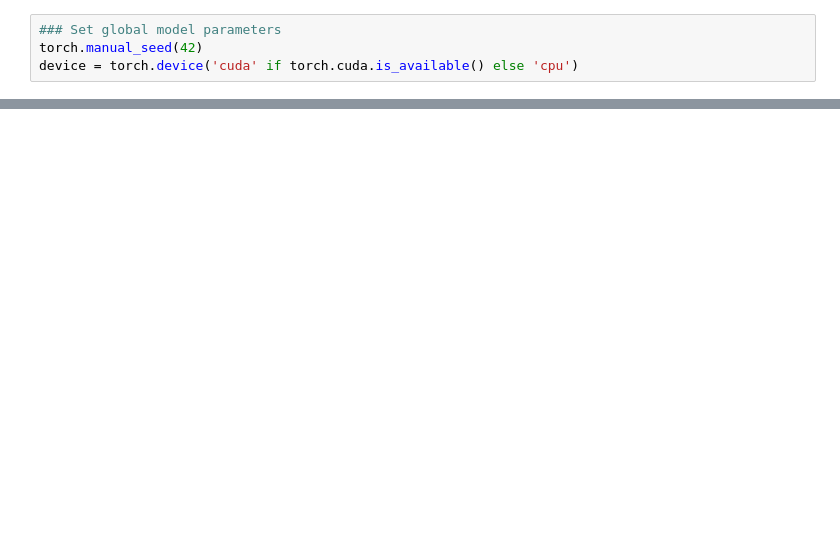
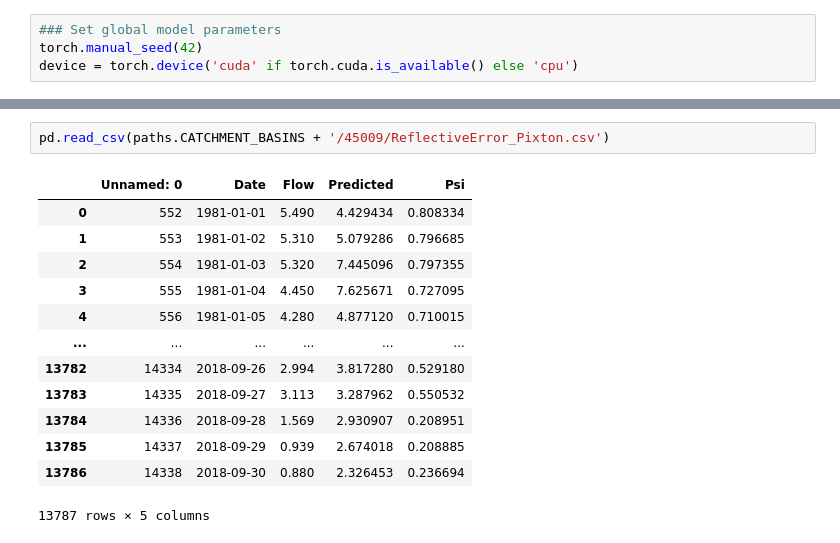
Before and after one commit to AlineGenvision/Lowlands-vs_highlands-streamflow, a Jupyter notebook: model_exploration.ipynb, the cells around one changed output, grey strips where cells are left out. Cells and saved outputs as stored; diff of their text form; blank space fills up the shorter version.

```diff
--- a/model_exploration.ipynb
+++ b/model_exploration.ipynb
@@ -213,0 +557,16 @@ R²: nan
+# %%
+pd.read_csv(paths.CATCHMENT_BASINS + '/45009/ReflectiveError_Pixton.csv')
+# %% [output]
+|  | Unnamed: 0 | Date | Flow | Predicted | Psi |
+| 0 | 552 | 1981-01-01 | 5.490 | 4.429434 | 0.808334 |
+| 1 | 553 | 1981-01-02 | 5.310 | 5.079286 | 0.796685 |
+| 2 | 554 | 1981-01-03 | 5.320 | 7.445096 | 0.797355 |
+| 3 | 555 | 1981-01-04 | 4.450 | 7.625671 | 0.727095 |
+| 4 | 556 | 1981-01-05 | 4.280 | 4.877120 | 0.710015 |
+| ... | ... | ... | ... | ... | ... |
+| 13782 | 14334 | 2018-09-26 | 2.994 | 3.817280 | 0.529180 |
+| 13783 | 14335 | 2018-09-27 | 3.113 | 3.287962 | 0.550532 |
+| 13784 | 14336 | 2018-09-28 | 1.569 | 2.930907 | 0.208951 |
+| 13785 | 14337 | 2018-09-29 | 0.939 | 2.674018 | 0.208885 |
+| 13786 | 14338 | 2018-09-30 | 0.880 | 2.326453 | 0.236694 |
+13787 rows × 5 columns
```
Also changed, not shown: parts of 32 cells of this notebook, 11 other files.
